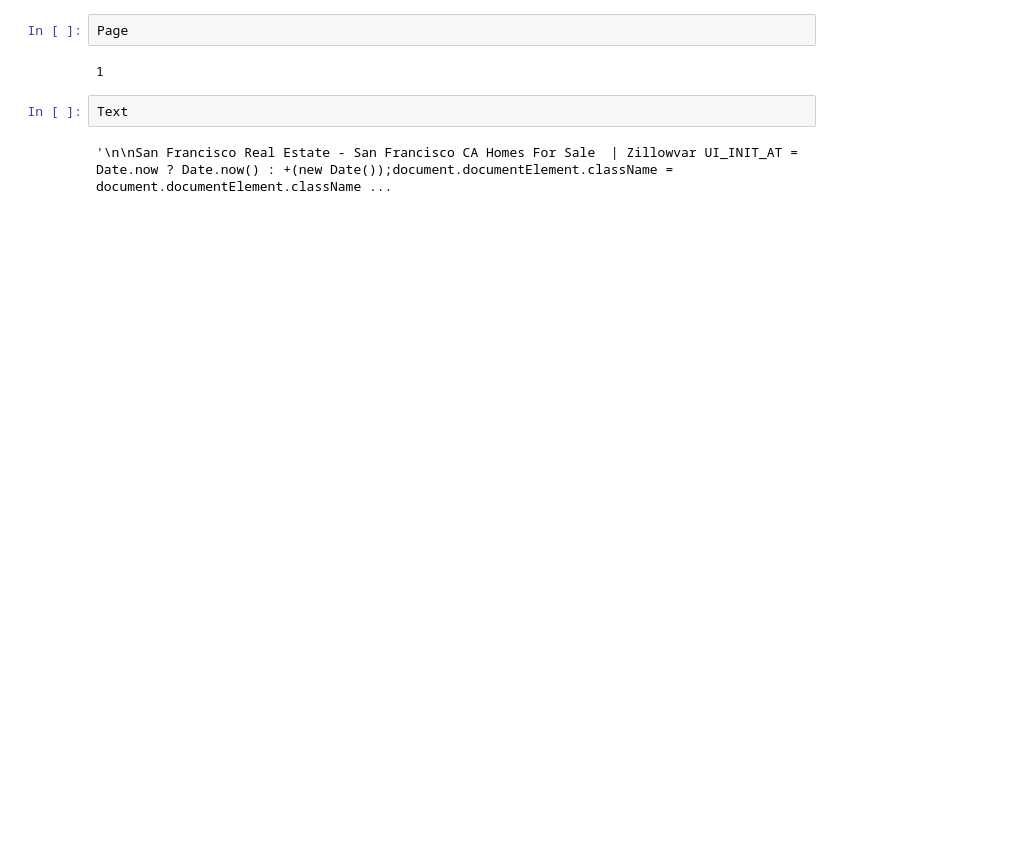
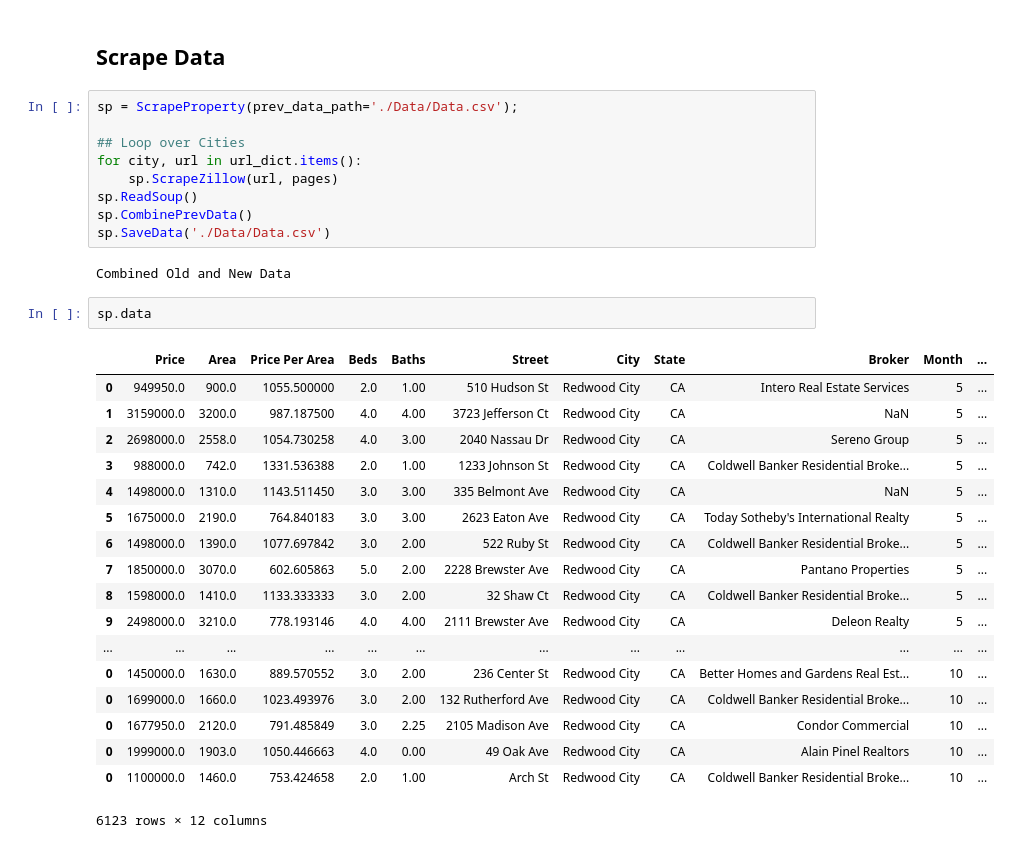
Before and after one commit to dniamir/RealEstate, a Jupyter notebook: Zillow_Scraper.ipynb, the cells around one changed output. Saved outputs shown, nothing was run; the diff lists cells and outputs as text; blank space fills up the shorter version.

Commit message:
ScrapeProperty class to improve code organization

```diff
--- a/Zillow_Scraper.ipynb
+++ b/Zillow_Scraper.ipynb
@@ -220,8 +52,34 @@ for City_Index, City_Name in enumerate(Cities):
-# %%
-Page
-# %% [output]
-1
-# %%
-Text
-# %% [output]
-'\n\nSan Francisco Real Estate - San Francisco CA Homes For Sale  | Zillowvar UI_INIT_AT = Date.now ? Date.now() : +(new Date());document.documentElement.className = document.documentElement.className ...
+# %% [markdown]
+## Scrape Data
+# %%
+sp = ScrapeProperty(prev_data_path='./Data/Data.csv');
+
+## Loop over Cities
+for city, url in url_dict.items():
+    sp.ScrapeZillow(url, pages)
+sp.ReadSoup()
+sp.CombinePrevData()
+sp.SaveData('./Data/Data.csv')
+# %% [output]
+Combined Old and New Data
+# %%
+sp.data
+# %% [output]
+|  | Price | Area | Price Per Area | Beds | Baths | Street | City | State | Broker | Month | ... |
+| 0 | 949950.0 | 900.0 | 1055.500000 | 2.0 | 1.00 | 510 Hudson St | Redwood City | CA | Intero Real Estate Services | 5 | ... |
+| 1 | 3159000.0 | 3200.0 | 987.187500 | 4.0 | 4.00 | 3723 Jefferson Ct | Redwood City | CA | NaN | 5 | ... |
+| 2 | 2698000.0 | 2558.0 | 1054.730258 | 4.0 | 3.00 | 2040 Nassau Dr | Redwood City | CA | Sereno Group | 5 | ... |
+| 3 | 988000.0 | 742.0 | 1331.536388 | 2.0 | 1.00 | 1233 Johnson St | Redwood City | CA | Coldwell Banker Residential Broke... | 5 | ... |
+| 4 | 1498000.0 | 1310.0 | 1143.511450 | 3.0 | 3.00 | 335 Belmont Ave | Redwood City | CA | NaN | 5 | ... |
+| 5 | 1675000.0 | 2190.0 | 764.840183 | 3.0 | 3.00 | 2623 Eaton Ave | Redwood City | CA | Today Sotheby's International Realty | 5 | ... |
+| 6 | 1498000.0 | 1390.0 | 1077.697842 | 3.0 | 2.00 | 522 Ruby St | Redwood City | CA | Coldwell Banker Residential Broke... | 5 | ... |
+| 7 | 1850000.0 | 3070.0 | 602.605863 | 5.0 | 2.00 | 2228 Brewster Ave | Redwood City | CA | Pantano Properties | 5 | ... |
+| 8 | 1598000.0 | 1410.0 | 1133.333333 | 3.0 | 2.00 | 32 Shaw Ct | Redwood City | CA | Coldwell Banker Residential Broke... | 5 | ... |
+| 9 | 2498000.0 | 3210.0 | 778.193146 | 4.0 | 4.00 | 2111 Brewster Ave | Redwood City | CA | Deleon Realty | 5 | ... |
+| ... | ... | ... | ... | ... | ... | ... | ... | ... | ... | ... | ... |
+| 0 | 1450000.0 | 1630.0 | 889.570552 | 3.0 | 2.00 | 236 Center St | Redwood City | CA | Better Homes and Gardens Real Est... | 10 | ... |
+| 0 | 1699000.0 | 1660.0 | 1023.493976 | 3.0 | 2.00 | 132 Rutherford Ave | Redwood City | CA | Coldwell Banker Residential Broke... | 10 | ... |
+| 0 | 1677950.0 | 2120.0 | 791.485849 | 3.0 | 2.25 | 2105 Madison Ave | Redwood City | CA | Condor Commercial | 10 | ... |
+| 0 | 1999000.0 | 1903.0 | 1050.446663 | 4.0 | 0.00 | 49 Oak Ave | Redwood City | CA | Alain Pinel Realtors | 10 | ... |
+| 0 | 1100000.0 | 1460.0 | 753.424658 | 2.0 | 1.00 | Arch St | Redwood City | CA | Coldwell Banker Residential Broke... | 10 | ... |
+6123 rows × 12 columns
```
Also changed, not shown: parts of 33 cells of this notebook, 4 other files.
